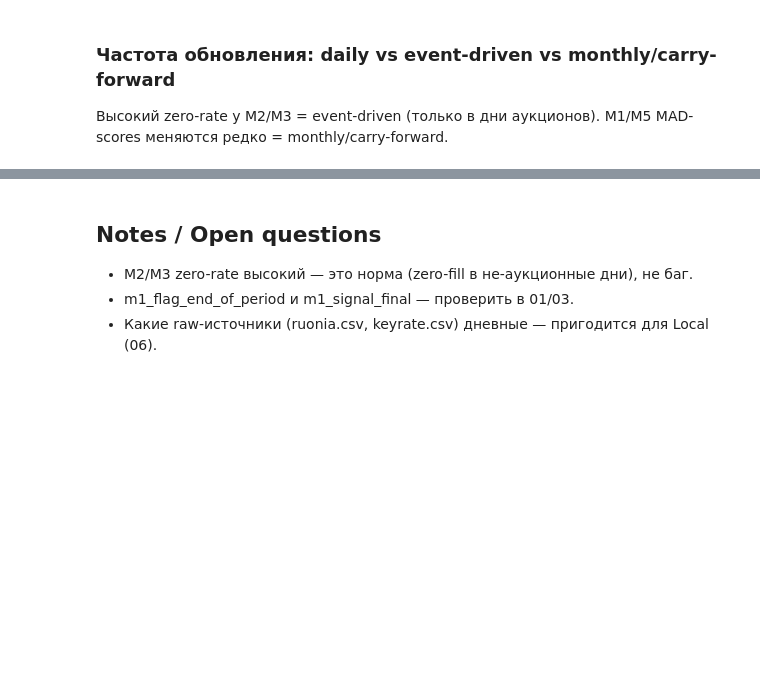
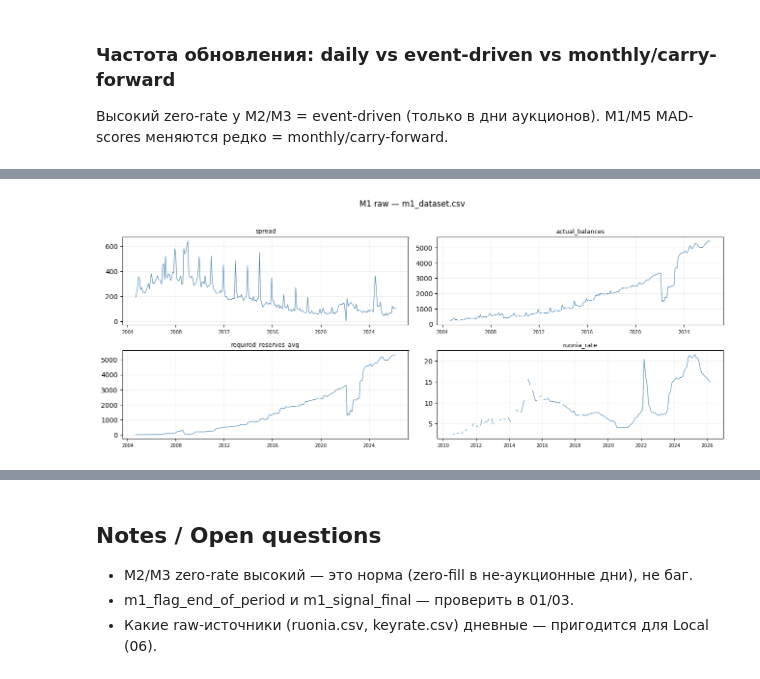
Before and after one commit to Povid1o/MathMode_LiquidityCatchers_RuLiquiditySentinel, a Jupyter notebook: lab/00_data_inventory.ipynb, the cells around one changed output, grey strips where cells are left out. Cells and saved outputs as stored; diff of their text form; code cells hidden in the pictures; blank space fills up the shorter version.

```diff
--- a/lab/00_data_inventory.ipynb
+++ b/lab/00_data_inventory.ipynb
@@ -87,0 +196,14 @@ freq.sort_values('daily_change_rate')
+# %%
+# источник на модуль (u.RAW_MODULE_SOURCES по умолчанию)
+RAW_SOURCES = dict(u.RAW_MODULE_SOURCES)
+
+# какие колонки рисовать и каким типом графика
+RAW_PLOTS = {
+    'm1': dict(kind='line', cols=['spread','actual_balances','required_reserves_avg','ruonia_rate']),
+    'm2': dict(kind='scatter', cols=['demand_volume','total_deals_volume','cutoff_rate','weighted_average_rate','term_days']),
+    'm3': dict(kind='scatter', cols=['offered_amount','demand_amount','placed_amount','cutoff_yield','weighted_average_yield','cover_ratio']),
+    'm4': dict(kind='line', cols=['tax_events_count','tax_payment_events_count','days_to_next_tax_payment','is_quarter_end','is_year_end']),
+    'm5': dict(kind='line', cols=['liquidity_deficit_surplus_bln_rub','correspondent_accounts_bln_rub','deposit_auctions_bln_rub','required_reserves_avg_bln_rub','roskazna_demand_volume_mln_rub','budget_funds_total_mln_rub']),
+}
+RAW_NCOLS = 2
+print('modules:', list(RAW_PLOTS))
@@ -87,0 +214,6 @@ freq.sort_values('daily_change_rate')
+# %%
+for m, fname in RAW_SOURCES.items():
+    df_, dc_ = u.load_raw_csv(fname)
+    print(f'[{m}] {fname}  rows={len(df_)}  date_col={dc_}  '
+          f'range={df_[dc_].min().date()}..{df_[dc_].max().date()}')
+    print('     cols:', [c for c in df_.columns if c != dc_])
@@ -87,0 +234,12 @@ freq.sort_values('daily_change_rate')
+# %%
+cfg = RAW_PLOTS['m1']
+df_raw, dcol = u.load_raw_csv(RAW_SOURCES['m1'])
+present = [c for c in cfg['cols'] if c in df_raw.columns]
+missing = [c for c in cfg['cols'] if c not in df_raw.columns]
+if missing:
+    print('нет колонок (пропущены):', missing)
+u.plot_raw_timeseries(df_raw, present, date_col=dcol, kind=cfg['kind'],
+    ncols=RAW_NCOLS, title='M1 raw — ' + RAW_SOURCES['m1'])
+plt.show()
+# %% [output]
+[figure, added]
```
Also changed, not shown: parts of 22 cells of this notebook, 5 other files.
